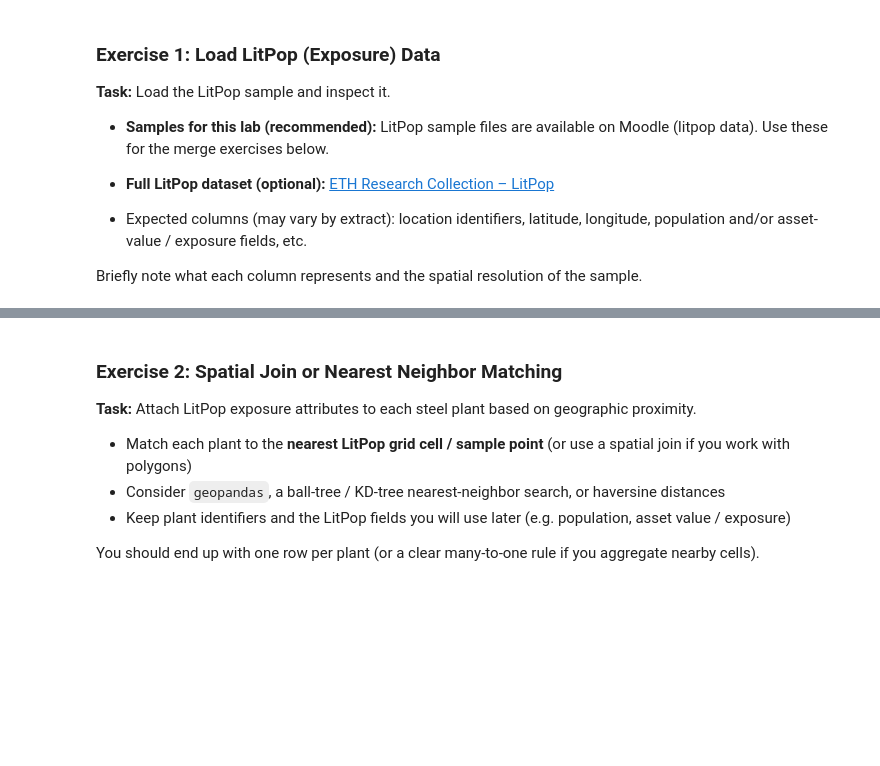
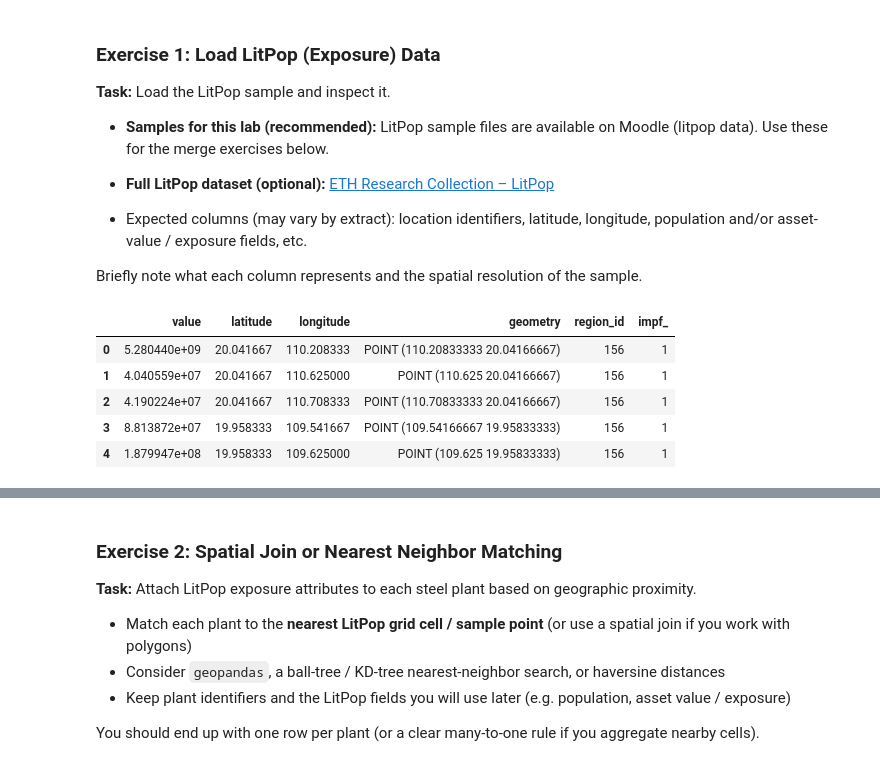
Before and after one commit to CharlotteLeBihan18/aidams-lab1-tanios-tanguy-lebard-lebihan, a Jupyter notebook: lab_1.ipynb, the cells around one changed output, grey strips where cells are left out. Saved outputs shown, nothing was run; the diff lists cells and outputs as text; code cells hidden in the pictures; blank space fills up the shorter version.

```diff
--- a/lab_1.ipynb
+++ b/lab_1.ipynb
@@ -436,0 +427,19 @@ Briefly note what each column represents and the spatial resolution of the sampl
+# %%
+# Load LitPop sample (exposure / population–asset data)
+# Display dataset shape
+# Load LitPop sample (exposure / population-asset data)
+litpop_chn = pd.read_hdf("litpop/LitPop_pc_300_arcsec_CHN_v1.hdf5")
+litpop_ind = pd.read_hdf("litpop/LitPop_pc_300_arcsec_IND_v1.hdf5")
+litpop_jpn = pd.read_hdf("litpop/LitPop_pc_300_arcsec_JPN_v1.hdf5")
+
+# Combiner les trois pays en un seul DataFrame
+litpop = pd.concat([litpop_chn, litpop_ind, litpop_jpn], ignore_index=True)
+
+litpop.head()
+# %% [output]
+|  | value | latitude | longitude | geometry | region_id | impf_ |
+| 0 | 5.280440e+09 | 20.041667 | 110.208333 | POINT (110.20833333 20.04166667) | 156 | 1 |
+| 1 | 4.040559e+07 | 20.041667 | 110.625000 | POINT (110.625 20.04166667) | 156 | 1 |
+| 2 | 4.190224e+07 | 20.041667 | 110.708333 | POINT (110.70833333 20.04166667) | 156 | 1 |
+| 3 | 8.813872e+07 | 19.958333 | 109.541667 | POINT (109.54166667 19.95833333) | 156 | 1 |
+| 4 | 1.879947e+08 | 19.958333 | 109.625000 | POINT (109.625 19.95833333) | 156 | 1 |
```
Also changed, not shown: parts of 12 cells of this notebook.
